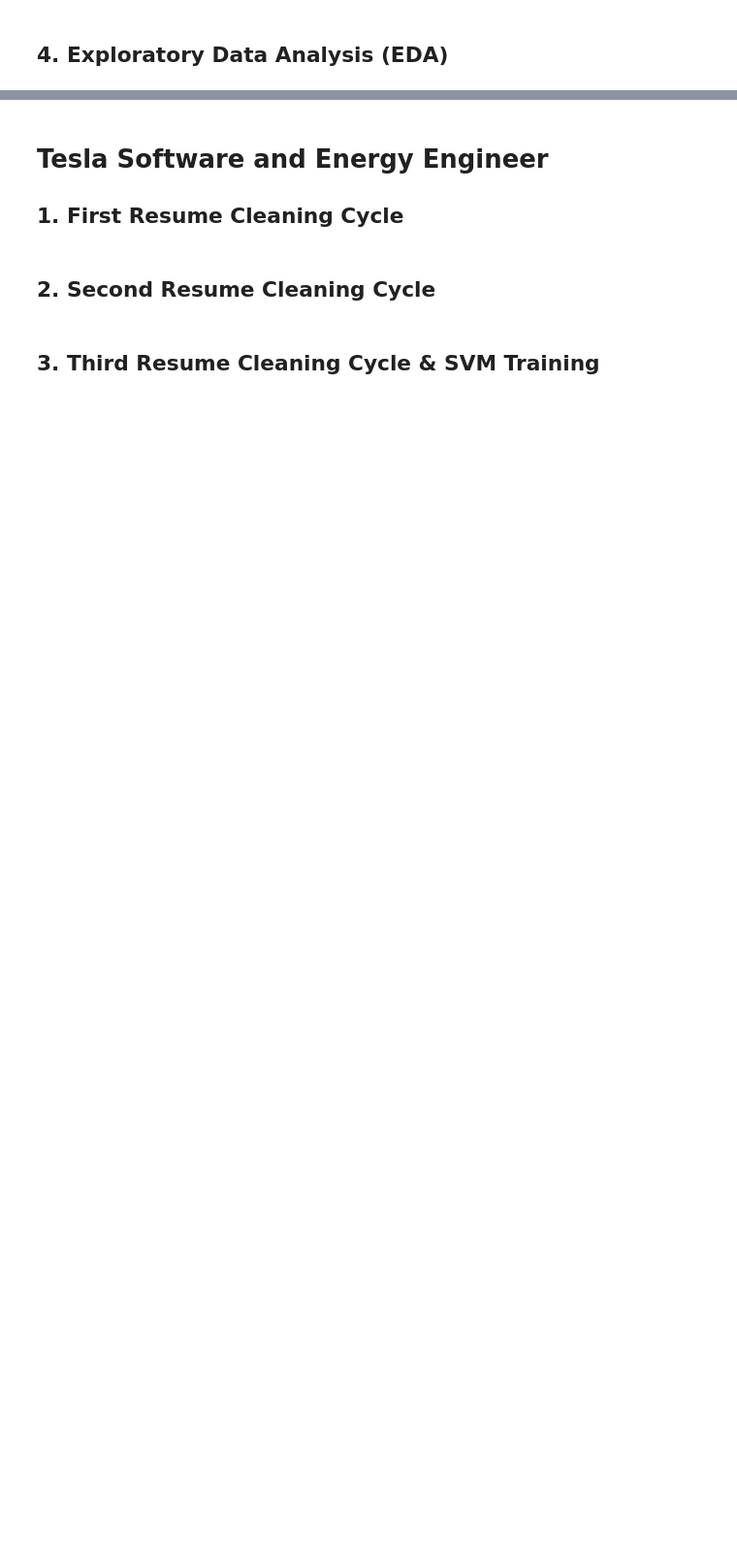
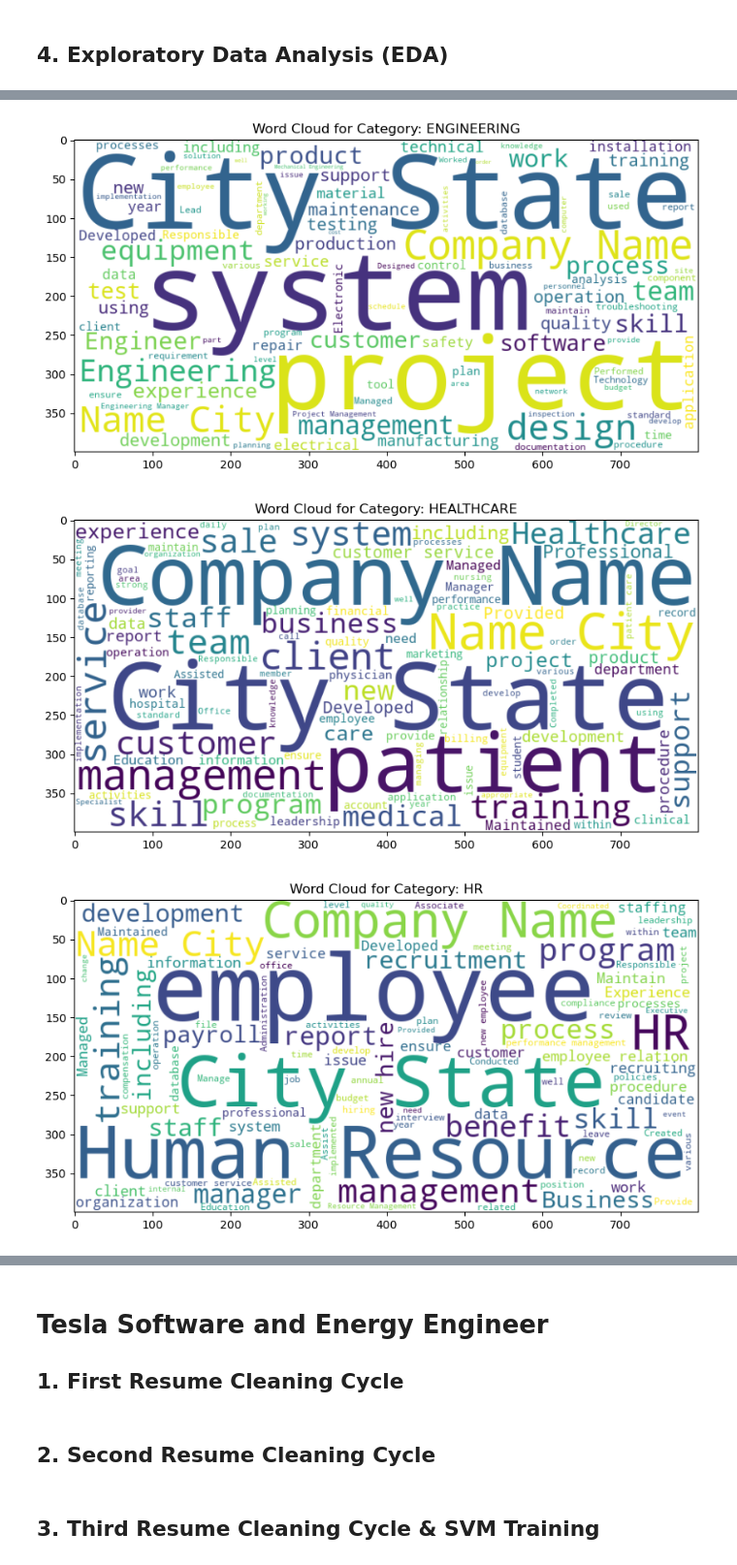
Before and after one commit to henry-AY/ResumeScreening, a Jupyter notebook: Resume_Screening.ipynb, the cells around one changed output, grey strips where cells are left out. Shown at 97% size. Cells and saved outputs as stored; diff of their text form; code cells hidden in the pictures; blank space fills up the shorter version.

Commit message:
Added wordcloud per category and average word count per category for EDA

```diff
--- a/Resume_Screening.ipynb
+++ b/Resume_Screening.ipynb
@@ -76 +95,20 @@ cat_count.plot.bar()
 [figure]
+# %%
+grouped = df.groupby('Category')['Resume_str'].apply(lambda texts: ' '.join(texts))
+
+for category, texts in grouped.items():
+    wordcloud = WordCloud(
+        width=800,
+        height=400,
+        background_color='white',
+        max_words=100
+    ).generate(texts)
+
+    plt.figure(figsize=(10, 5))
+    plt.imshow(wordcloud, interpolation='bilinear')
+    plt.title(f"Word Cloud for Category: {category}")
+    plt.show()
+# %% [output]
+[figure, added]
+[figure, added]
+[figure, added]
```
Also changed, not shown: parts of 4 cells of this notebook.
